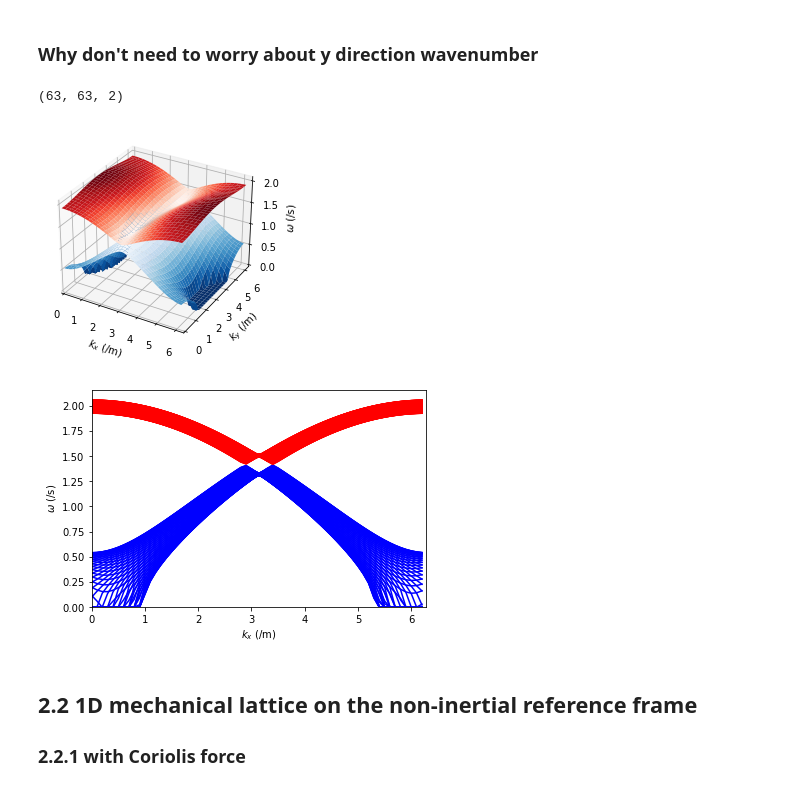
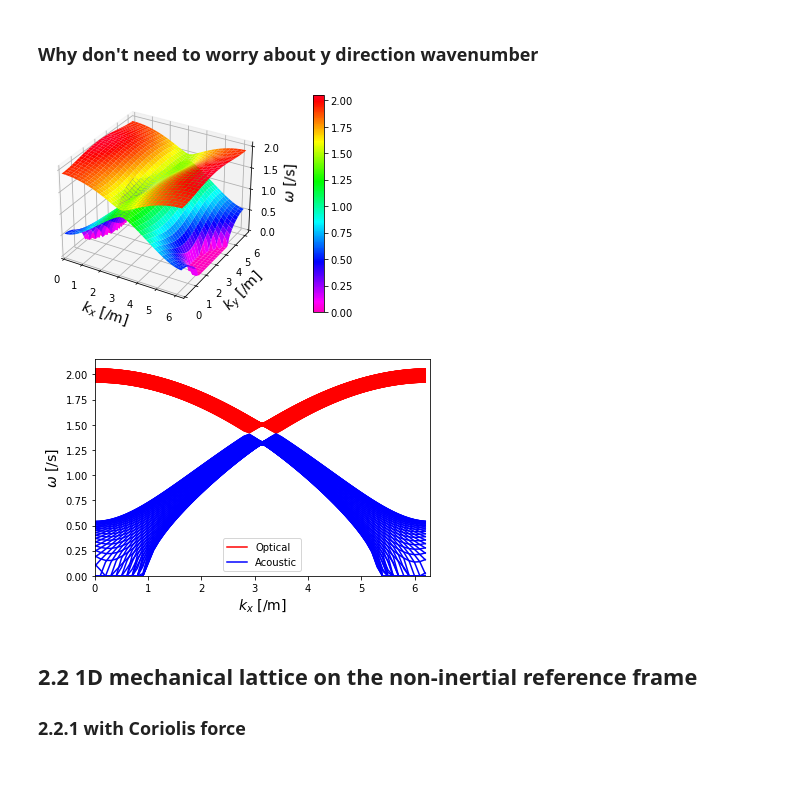
Before and after one commit to yoongun/topological-edge-modes-of-mechanical-lattice, a Jupyter notebook: 1d.ipynb, the cells around one changed output. Cells and saved outputs as stored; diff of their text form; code cells hidden in the pictures.

```diff
--- a/1d.ipynb
+++ b/1d.ipynb
@@ -83,7 +86,6 @@ plt.show()
 # %% [markdown]
 ### Why don't need to worry about y direction wavenumber
 # %%
-import numpy as np
 
 
 k = 1.
@@ -105,52 +107,54 @@ for y, Qy in enumerate(Qys):
         Q1 = np.cos(np.pi / 12) * Qx - np.sin(np.pi / 12) * Qy
         Q2 = np.cos(np.pi / 12) * Qx + np.sin(np.pi / 12) * Qy
         H = np.vstack([
             np.hstack([2 * k, -k * (1 + Q2.conj())]),
             np.hstack([-k * (1 + Q1), 2 * k]),
         ])
         evals, evecs = np.linalg.eigh(iM.dot(H))
         idcs = np.argsort(evals)
         evals, evecs = evals[idcs], evecs[idcs]
         evals_all[y, x] = evals
         # evecs_all.append(evecs)
 
 
-print(evals_all.shape)
-
-
 import matplotlib.pyplot as plt
-# fig = plt.figure()
+fig = plt.figure()
 ax = plt.axes(projection='3d')
 X, Y = np.meshgrid(qxs, qys)
-ax.plot_surface(X, Y, np.sqrt(evals_all[:, :, 0]).real, cmap='Blues_r')
-ax.plot_surface(X, Y, np.sqrt(evals_all[:, :, 1]).real, cmap='Reds')
+vmax = np.amax(np.sqrt(evals_all[:, :, 1]).real)
+ax.plot_surface(X, Y, np.sqrt(evals_all[:, :, 1]).real, vmin=0., vmax=vmax, cmap='gist_rainbow_r')
+p = ax.plot_surface(X, Y, np.sqrt(evals_all[:, :, 0]).real, vmin=0., vmax=vmax, cmap='gist_rainbow_r')
 
-ax.set_xlabel(r"$k_x$ (/m)")
+ax.set_xlabel(r"$k_x$ [/m]", fontsize=14)
 ax.set_xlim(0, np.pi * 2)
-ax.set_ylabel(r"$k_y$ (/m)")
+ax.set_ylabel(r"$k_y$ [/m]", fontsize=14)
 ax.set_ylim(0, np.pi * 2)
-ax.set_zlabel(r"$\omega$ (/s)")
+ax.set_zlabel(r"$\omega$ [/s]", fontsize=14)
 ax.set_zlim(0)
-# fig.savefig("2d-dispersion.png")
+fig.colorbar(p, pad=0.15)
+fig.savefig("1d-rationale.png")
 plt.show()
 
 import matplotlib.pyplot as plt
-# fig = plt.figure()
+fig = plt.figure()
 data = []
 for y in range(len(qys)):
+    if y == 0:
+        plt.plot(qxs, np.sqrt(evals_all[y, :, 1]).real, color='red', label='Optical')
+        plt.plot(qxs, np.sqrt(evals_all[y, :, 0]).real, color='blue', label='Acoustic')
+        continue
+    plt.plot(qxs, np.sqrt(evals_all[y, :, 1]).real, color='red')
     plt.plot(qxs, np.sqrt(evals_all[y, :, 0]).real, color='blue')
-    plt.plot(qxs, np.sqrt(evals_all[y, :, 1]).real, color='red')
-        # data.append(go.Scatter(x=qxs, y=evals_all[y, :, i].real, name=f"{qys[y],i}", line=dict(color=color)))
-plt.xlabel(r"$k_x$ (/m)")
+plt.xlabel(r"$k_x$ [/m]", fontsize=14)
 plt.xlim(0, np.pi * 2)
-plt.ylabel(r"$\omega$ (/s)")
+plt.ylabel(r"$\omega$ [/s]", fontsize=14)
 plt.ylim(0)
-# fig.savefig("2d-dispersion-flat.png")
+plt.legend()
+fig.savefig("1d-rationale-proj.png")
 plt.show()
 # %% [output]
-(63, 63, 2)
-[figure, old version]
+[figure, new version]
-[figure, old version]
+[figure, new version]
 # %% [markdown]
 ## 2.2 1D mechanical lattice on the non-inertial reference frame
 ### 2.2.1 with Coriolis force
```
Also changed, not shown: parts of 5 cells of this notebook, 7 other files.
